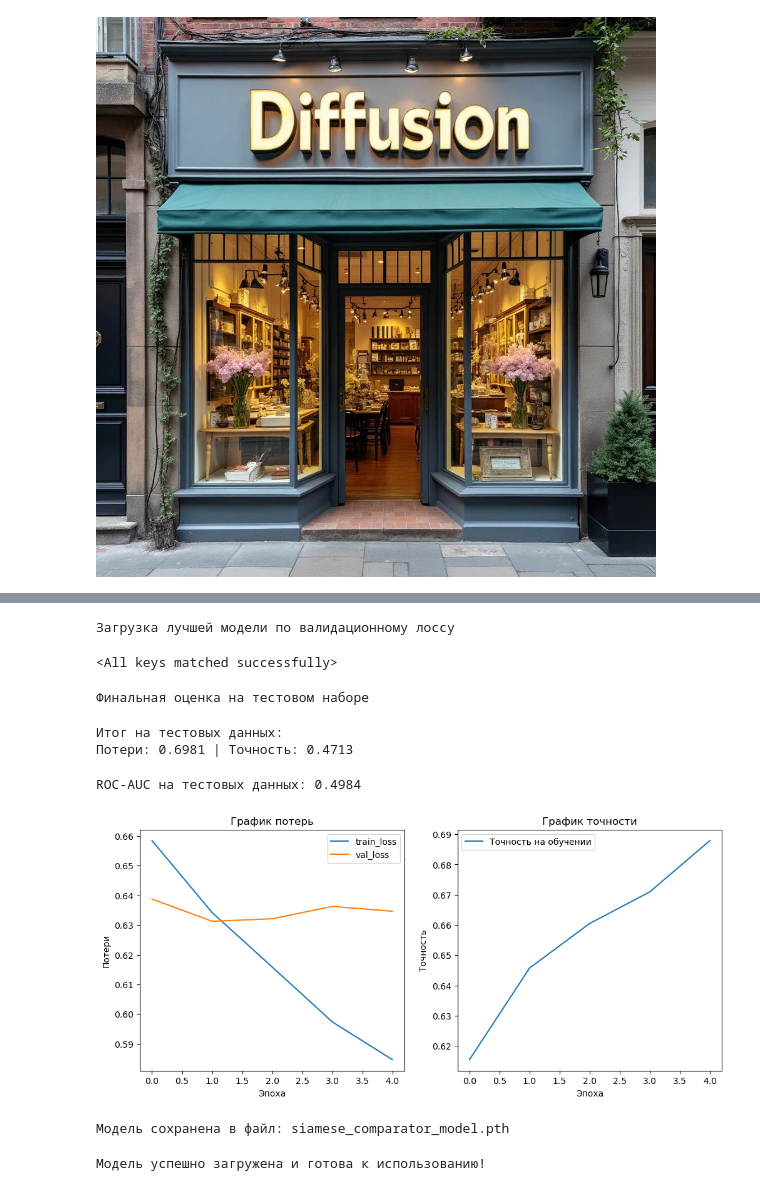
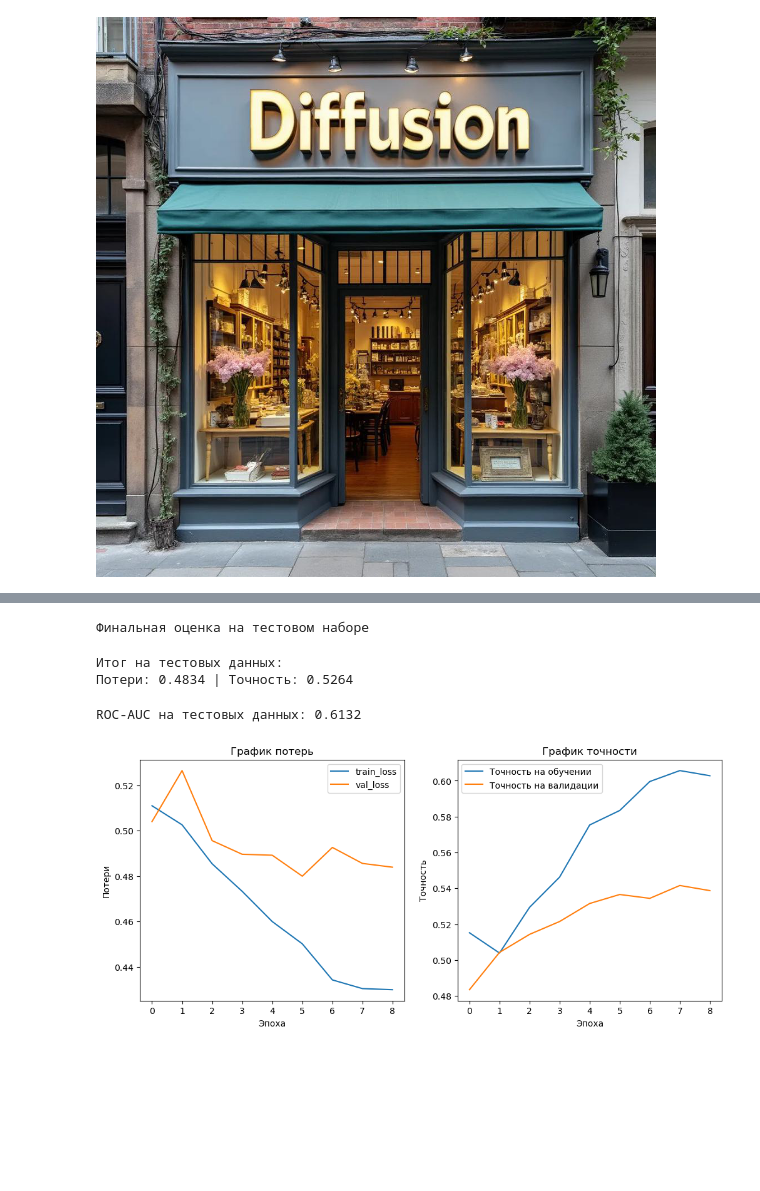
Before and after one commit to KatieGalaeva/shad, a Jupyter notebook: NN_2/main.ipynb, the cells around one changed output, grey strips where cells are left out. Drawn from its saved outputs; the diff is of its cells as text; code cells hidden in the pictures; blank space fills up the shorter version.

Commit message:
freeze DINO, score 0.53

```diff
--- a/NN_2/main.ipynb
+++ b/NN_2/main.ipynb
@@ -23,7 +26,7 @@ df_train = pd.read_parquet("./data/train.parquet")
 df_test = pd.read_parquet("./data/test.parquet")
 # %%
 # Гиперпараметры
-BATCH_SIZE = 32
+BATCH_SIZE = 16
 LEARNING_RATE = 1e-3
 NUM_EPOCHS = 30
 
@@ -279,29 +277,31 @@ for epoch in range(NUM_EPOCHS):
     print(f"\n--- Эпоха {epoch + 1}/{NUM_EPOCHS} ---")
 
     train_loss, train_acc = train_model(model, train_loader, criterion, optimizer, device)
-    val_loss, val_acc, _, _ = evaluate_model(model, val_loader, criterion, device)
+    val_loss, val_acc, auc = evaluate_model(model, val_loader, criterion, device)
 
     print(f"Train Loss: {train_loss:.4f} | Train Acc: {train_acc:.4f}")
-    print(f"Val   Loss: {val_loss:.4f} | Val   Acc: {val_acc:.4f}")
+    print(f"Val   Loss: {val_loss:.4f} | Val   Acc: {val_acc:.4f} | AUC: {auc:.4f}" if auc else "AUC: N/A")
 
     history['train_loss'].append(train_loss)
     history['train_acc'].append(train_acc)
     history['val_loss'].append(val_loss)
     history['val_acc'].append(val_acc)
 
-
     if val_loss < best_val_loss:
         best_val_loss = val_loss
         epochs_without_improvement = 0
         torch.save(model.state_dict(), best_model_path)
-        print(f" Сохранена новая лучшая модель (Val Loss: {val_loss:.4f})")
+        print(f"Сохранена новая лучшая модель (Val Loss: {val_loss:.4f})")
     else:
         epochs_without_improvement += 1
-        print(f"Улучшения нет {epochs_without_improvement}/{PATIENCE} эпох")
+        print(f" Улучшения нет {epochs_without_improvement}/{PATIENCE} эпох")
 
-    # Early stopping
+    print(f"Current Learning Rates: {scheduler.get_last_lr()}")
+
+    scheduler.step()
+
     if epochs_without_improvement >= PATIENCE:
-        print(f"\nОстановка обучения: в течение {PATIENCE} эпох не было улучшения валид. лосса")
+        print(f"\nОстановка обучения: нет улучшения {PATIENCE} эпох подряд")
         break
 # %% [output]
 --- Эпоха 1/30 ---
@@ -333,7 +362 @@ Val   Loss: 0.6346 | Val   Acc: 0.6560
-# %%
-print("\nЗагрузка лучшей модели по валидационному лоссу")
-model.load_state_dict(torch.load(best_model_path))
-# %% [output]
-Загрузка лучшей модели по валидационному лоссу
-<All keys matched successfully>
 # %%
@@ -342,43 +365,40 @@ test_dataset = ImagePairDataset(test, transform=data_transforms, is_test=False)
 test_loader = DataLoader(test_dataset, batch_size=BATCH_SIZE, shuffle=True, num_workers=0)
 # %%
 print("\nФинальная оценка на тестовом наборе")
-test_loss, test_acc, test_preds_logits, test_labels = evaluate_model(model, test_loader, criterion, device)
+test_loss, test_acc, roc = evaluate_model(model, test_loader, criterion, device)
 
 print(f"\nИтог на тестовых данных:")
 print(f"Потери: {test_loss:.4f} | Точность: {test_acc:.4f}")
 # %% [output]
 Финальная оценка на тестовом наборе
 Итог на тестовых данных:
-Потери: 0.6981 | Точность: 0.4713
+Потери: 0.4834 | Точность: 0.5264
 # %%
-# Для ROC-AUC нужны вероятности, поэтому применяем Sigmoid к логитам
-test_preds_probs = torch.sigmoid(test_preds_logits).numpy()
-# Истинные метки
-test_labels_np = test_labels.numpy()
 
-# Рассчитываем и выводим ROC-AUC
-roc_auc = roc_auc_score(test_labels_np, test_preds_probs)
-print(f"ROC-AUC на тестовых данных: {roc_auc:.4f}")
+# выводим ROC-AUC
+
+print(f"ROC-AUC на тестовых данных: {roc:.4f}")
 
 # Также можно визуализировать график обучения
 plt.figure(figsize=(12, 5))
 
 plt.subplot(1, 2, 1)
 plt.plot(history['train_loss'], label='train_loss')
 plt.plot(history['val_loss'], label='val_loss')
 plt.title('График потерь')
 plt.xlabel('Эпоха')
 plt.ylabel('Потери')
 plt.legend()
 
 plt.subplot(1, 2, 2)
 plt.plot(history['train_acc'], label='Точность на обучении')
+plt.plot(history['val_acc'], label='Точность на валидации')
 plt.title('График точности')
 plt.xlabel('Эпоха')
 plt.ylabel('Точность')
 plt.legend()
 
 plt.show()
 # %% [output]
-ROC-AUC на тестовых данных: 0.4984
+ROC-AUC на тестовых данных: 0.6132
-[figure, old version]
+[figure, new version]
@@ -385,22 +418,15 @@ ROC-AUC на тестовых данных: 0.4984
 # %%
-# Сохранение весов модели
-model_path = 'siamese_comparator_model.pth'
+
 torch.save(model.state_dict(), model_path)
 print(f"Модель сохранена в файл: {model_path}")
 
-# Пример загрузки модели
-# 1. Сначала нужно создать экземпляр той же архитектуры
+
 loaded_model = SiameseComparator()
 
-# 2. Затем загрузить в него сохраненные веса
 loaded_model.load_state_dict(torch.load(model_path))
 
-# 3. Переместить на нужное устройство и перевести в режим оценки
 loaded_model.to(device)
 loaded_model.eval()
 
-print("\nМодель успешно загружена и готова к использованию!")
+print("\nМодель успешно загружена и готова к использованию")
-# %% [output]
-Модель сохранена в файл: siamese_comparator_model.pth
-Модель успешно загружена и готова к использованию!
 # %%
```
Also changed, not shown: parts of 15 cells of this notebook, 1 other file.
